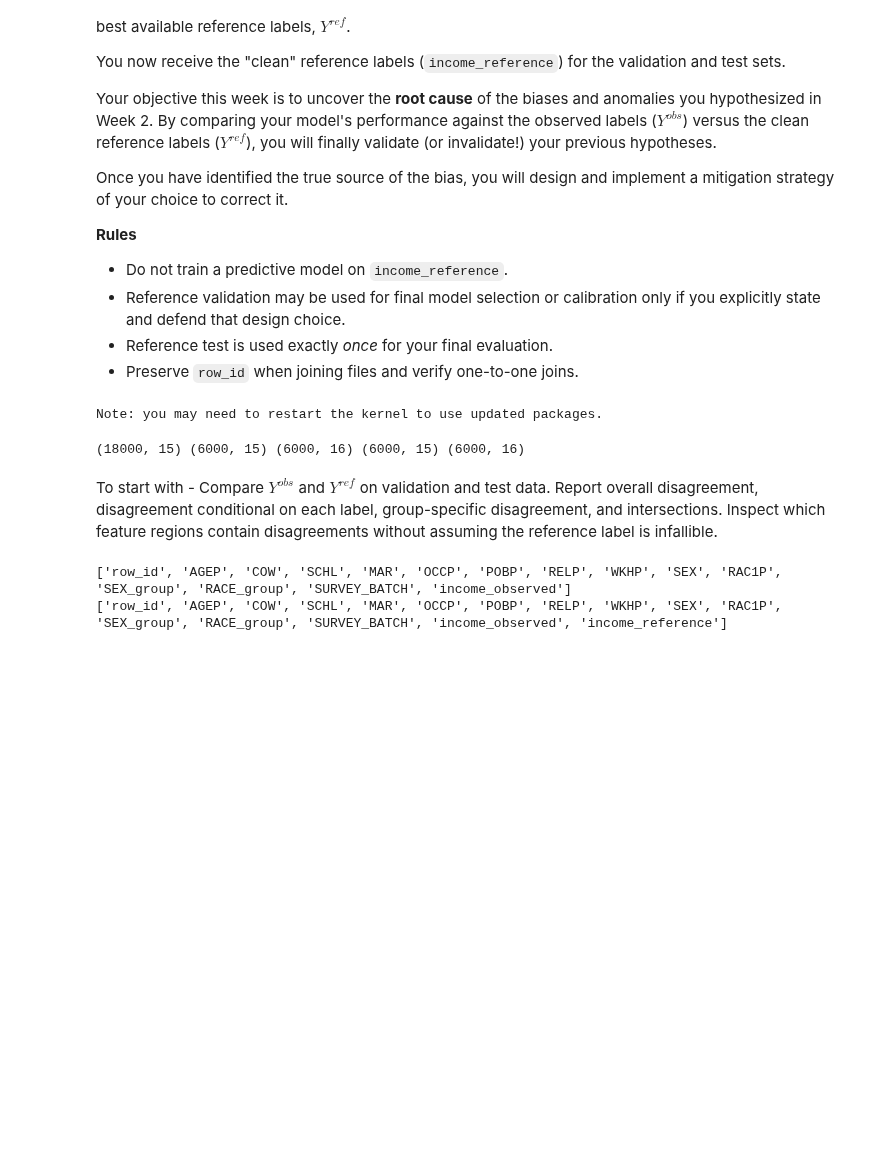
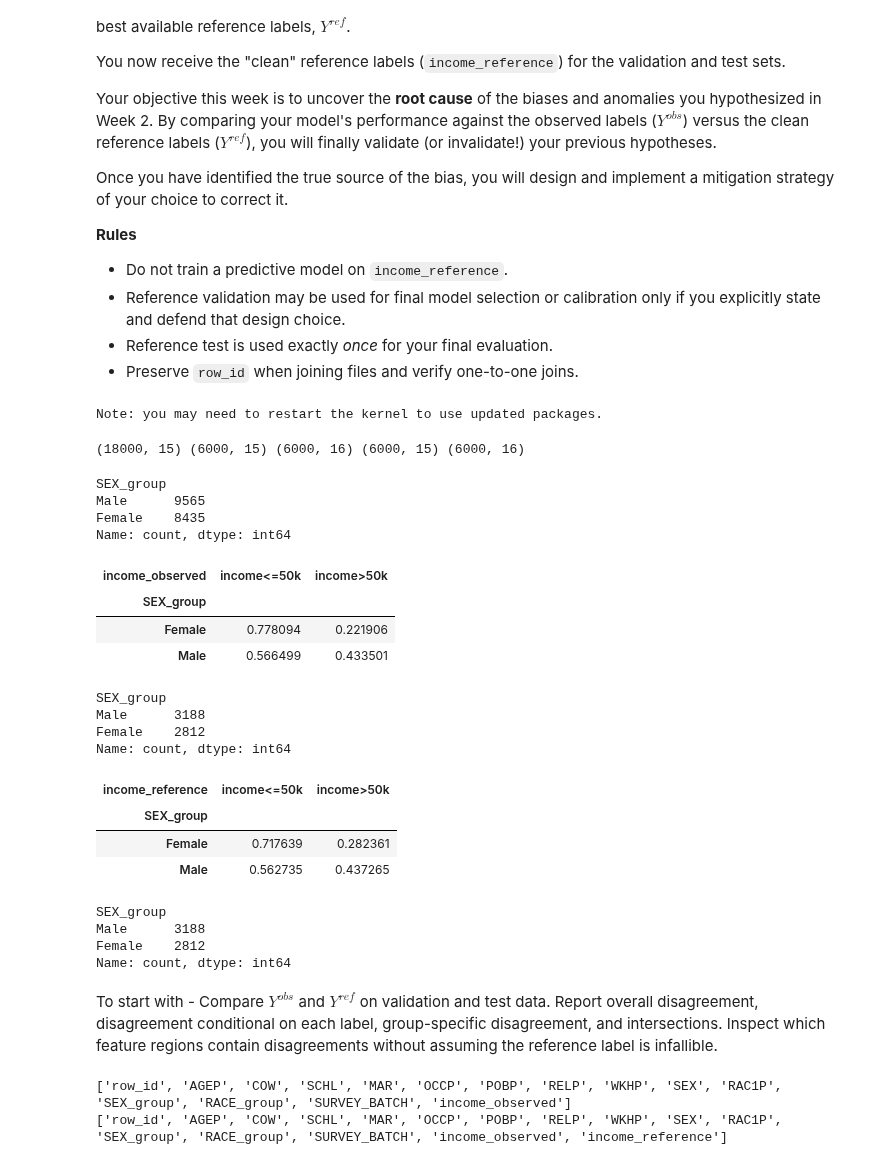
Before and after one commit to Sandra359/Responsible_AI, a Jupyter notebook: notebooks/Week3_Mitigation_Reference_Evaluation_Sandra.ipynb, the cells around one changed output. Cells and saved outputs as stored; diff of their text form; code cells hidden in the pictures; blank space fills up the shorter version.

```diff
--- a/notebooks/Week3_Mitigation_Reference_Evaluation_Sandra.ipynb
+++ b/notebooks/Week3_Mitigation_Reference_Evaluation_Sandra.ipynb
@@ -31,7 +31,7 @@ import pandas as pd
 import matplotlib.pyplot as plt
 
 RANDOM_STATE = 42
-DATA_DIR = Path("/Users/sandrarune/Library/CloudStorage/OneDrive-DanmarksTekniskeUniversitet/9. sem/Ansvarlig AI/Fairness/Responsible_AI/Project 1/data 2")
+DATA_DIR = Path("/Users/sandrarune/Library/CloudStorage/OneDrive-DanmarksTekniskeUniversitet/9. sem/Ansvarlig AI/Fairness/Responsible_AI/data2")
 
 train = pd.read_csv(DATA_DIR / "week2_train_observed.csv")
 val_obs = pd.read_csv(DATA_DIR / "week2_validation_observed.csv")
@@ -43,6 +43,45 @@ test_ref = pd.read_csv(DATA_DIR / "week3_test_reference.csv")
 print(train.shape, val_obs.shape, val_ref.shape, test_obs.shape, test_ref.shape)
 # %% [output]
 (18000, 15) (6000, 15) (6000, 16) (6000, 15) (6000, 16)
+# %%
+train["SEX_group"].value_counts()
+# %% [output]
+SEX_group
+Male      9565
+Female    8435
+Name: count, dtype: int64
+# %%
+pd.crosstab(val_obs["SEX_group"], val_obs["income_observed"], normalize="index").rename(
+    columns={0: "income<=50k", 1: "income>50k"}
+)
+# %% [output]
+| income_observed | income<=50k | income>50k |
+| SEX_group |  |  |
+| Female | 0.778094 | 0.221906 |
+| Male | 0.566499 | 0.433501 |
+# %%
+val_obs["SEX_group"].value_counts()
+# %% [output]
+SEX_group
+Male      3188
+Female    2812
+Name: count, dtype: int64
+# %%
+pd.crosstab(val_ref["SEX_group"], val_ref["income_reference"], normalize="index").rename(
+    columns={0: "income<=50k", 1: "income>50k"}
+)
+# %% [output]
+| income_reference | income<=50k | income>50k |
+| SEX_group |  |  |
+| Female | 0.717639 | 0.282361 |
+| Male | 0.562735 | 0.437265 |
+# %%
+val_ref["SEX_group"].value_counts()
+# %% [output]
+SEX_group
+Male      3188
+Female    2812
+Name: count, dtype: int64
 # %% [markdown]
 To start with - Compare $Y^{obs}$ and $Y^{ref}$ on validation and test data. Report overall disagreement, disagreement conditional on each label, group-specific disagreement, and intersections. Inspect which feature regions contain disagreements without assuming the reference label is infallible.
 # %%
```
Also changed, not shown: 2 other files.
